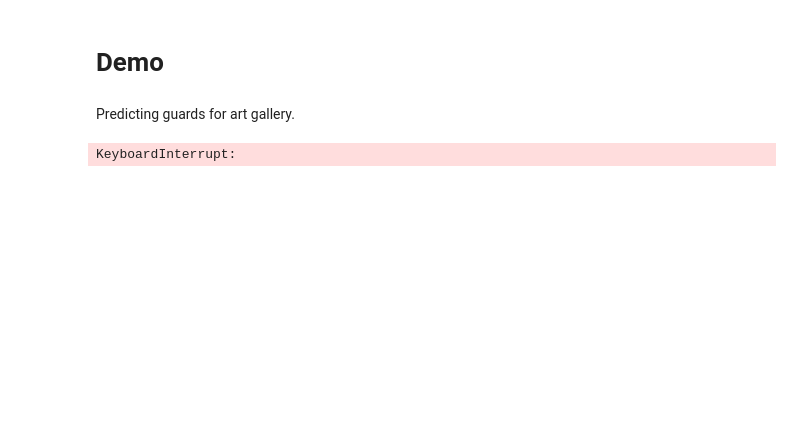
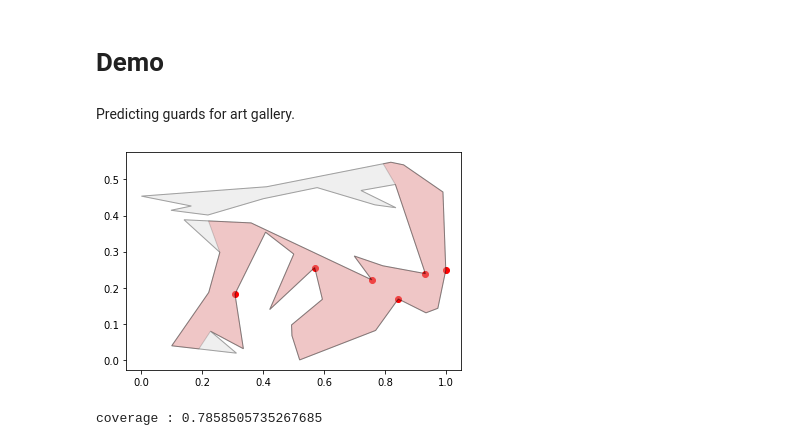
Before and after one commit to dseverdi/AGNet, a Jupyter notebook: AGDemo.ipynb, the cells around one changed output. Saved outputs shown, nothing was run; the diff lists cells and outputs as text; code cells hidden in the pictures; blank space fills up the shorter version.

Commit message:
AG demo working

```diff
--- a/AGDemo.ipynb
+++ b/AGDemo.ipynb
@@ -79,5 +79,12 @@ VisSample(name='randsimple-20-17', points=[tensor([0.8772, 0.3523, 0.0000]), ten
 # %% [markdown]
 # Demo
+# %%
+from data_types import VisSample
+
+instance = '/home/dseverdi/Radno/MLAG/dataset/AG/agp2009a-simplerand/40/randsimple-40-1.pol'
+
+samples = VisSample.read_samples(instance)
+sample = samples[0]
 # %% [markdown]
 Predicting guards for art gallery.
 # %%
@@ -85,12 +94,17 @@ from evaluate import polygon_demo
 # %%
-dataset_dir = '/home/dseverdi/Radno/MLAG/dataset/AG/agp2009a-simplerand/20'
 
-model = torch.load(model_path)
-
-samples = VisSample.read_samples(path = os.path.join(dataset_dir,'randsimple-20-1.pol'),normalize=True)
-
-sample = samples[0]
-
-poly,region, predicted, opt,coverage = polygon_demo(model,sample,beam_width=10,alpha=0.7)
+poly,region, predicted, opt,coverage = polygon_demo(model,sample,beam_width=1,alpha=0.7)
-# %% [output]
-KeyboardInterrupt:
+# %%
+draw(poly,line_width=1,alpha=0.2,aspect_ratio = 'auto')
+draw(region,line_width=1,alpha=0.2,aspect_ratio = 'auto',facecolor = 'red')
+draw(predicted,color = 'red')
+
+# opt
+draw(poly,line_width=1,alpha=0.2,aspect_ratio = 'auto')
+#draw(self.opt,color = 'blue')
+plt.show()
+
+print(f"coverage : {coverage}")
+# %% [output]
+[figure, added]
+coverage : 0.7858505735267685
```
Also changed, not shown: parts of 5 cells of this notebook, 2 other files.
